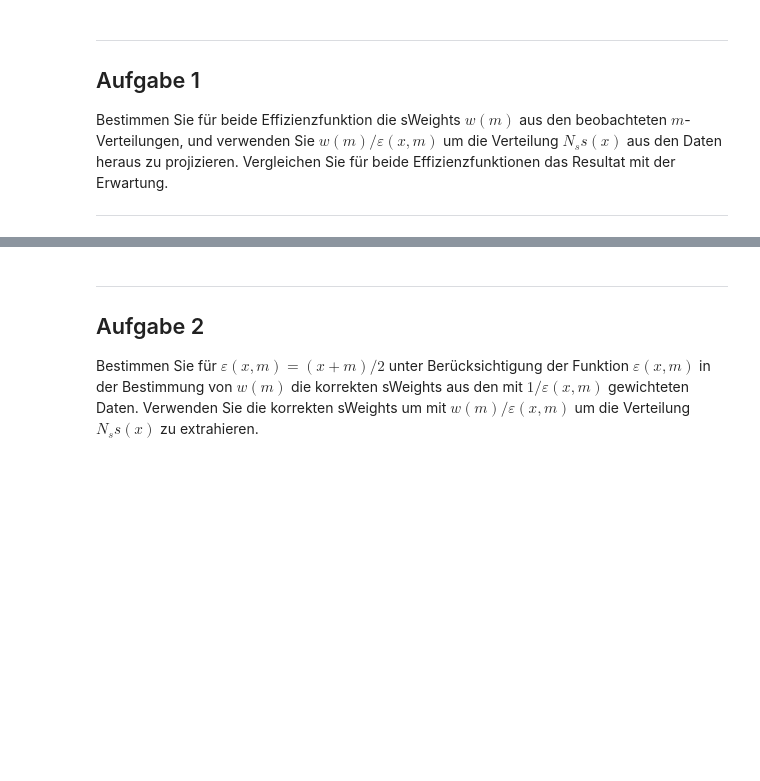
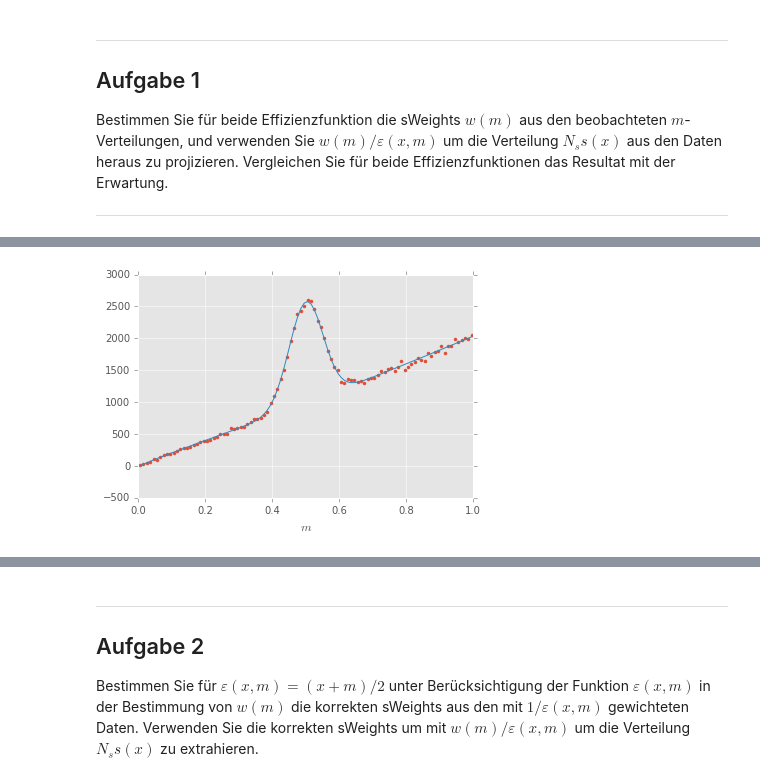
Before and after one commit to kdungs/teaching-SMD2-2016, a Jupyter notebook: solutions/3.ipynb, the cells around one changed output, grey strips where cells are left out. Drawn from its saved outputs; the diff is of its cells as text; code cells hidden in the pictures; blank space fills up the shorter version.

```diff
--- a/solutions/3.ipynb
+++ b/solutions/3.ipynb
@@ -139,0 +166,29 @@ Bestimmen Sie für beide Effizienzfunktion die sWeights $w(m)$ aus den beobacht
+# %%
+def pdf_ms(m, p0, p1, p2):
+    return p0 * np.exp(-(m - p1) ** 2 / 2 / p2 ** 2)
+
+
+def pdf_mb(m, p3, p4, p5, p6):
+    return p3 + p4 * m + p5 * m ** 2 + p6 * np.sqrt(m)
+
+
+def pdf_m(m, p0, p1, p2, p3, p4, p5, p6):
+    return pdf_ms(m, p0, p1, p2) + pdf_mb(m, p3, p4, p5, p6)
+
+
+def fit_mass(centres, ns):
+    bwidth = centres[1] - centres[0]
+    def f(m, p0, p1, p2, p3, p4, p5, p6):
+        return pdf_m(m, p0, p1, p2, p3, p4, p5, p6)
+    popt, pcov = curve_fit(f, centres, ns, p0=[20000, 0.5, 0.5, 100000, 0.1, 0, 1])
+    return popt, pcov
+
+
+popt, _ = fit_mass(mcentres, mhist)
+
+plt.plot(mcentres, mhist, '.')
+plt.plot(mcentres, pdf_m(mcentres, *popt))
+plt.xlabel('$m$')
+plt.show()
+# %% [output]
+[figure, added]
```
Also changed, not shown: parts of 13 cells of this notebook.
